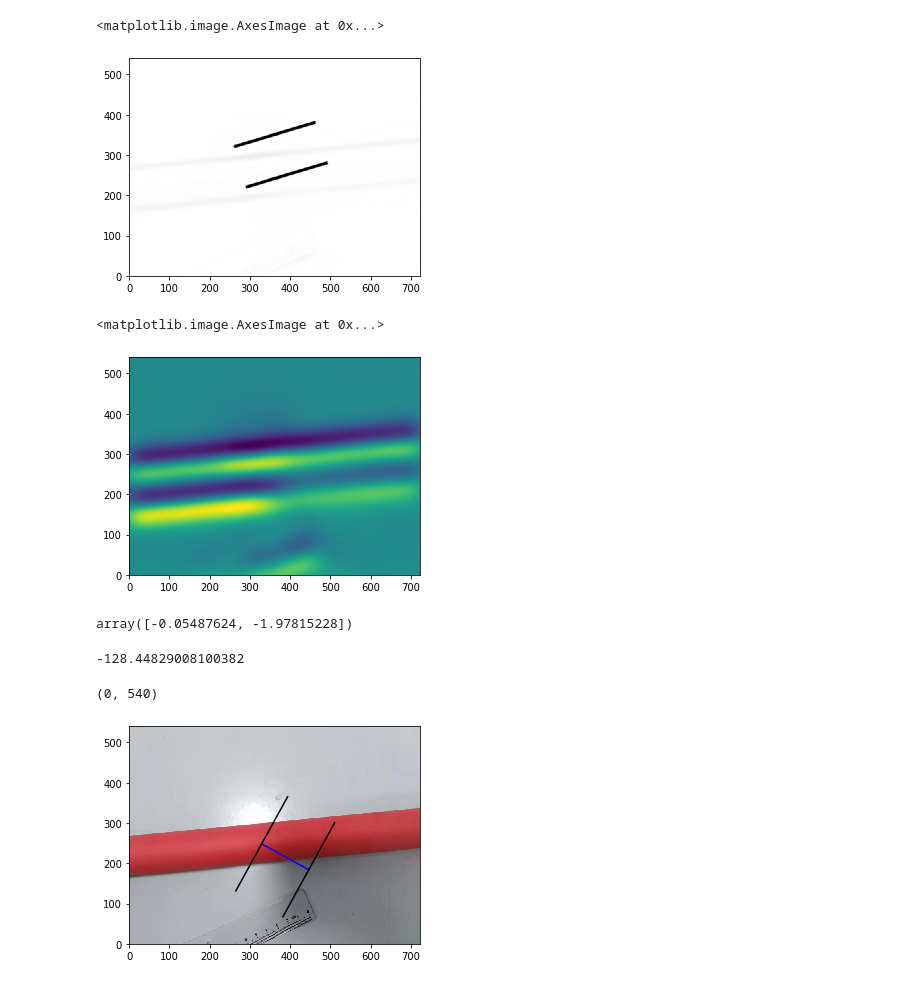
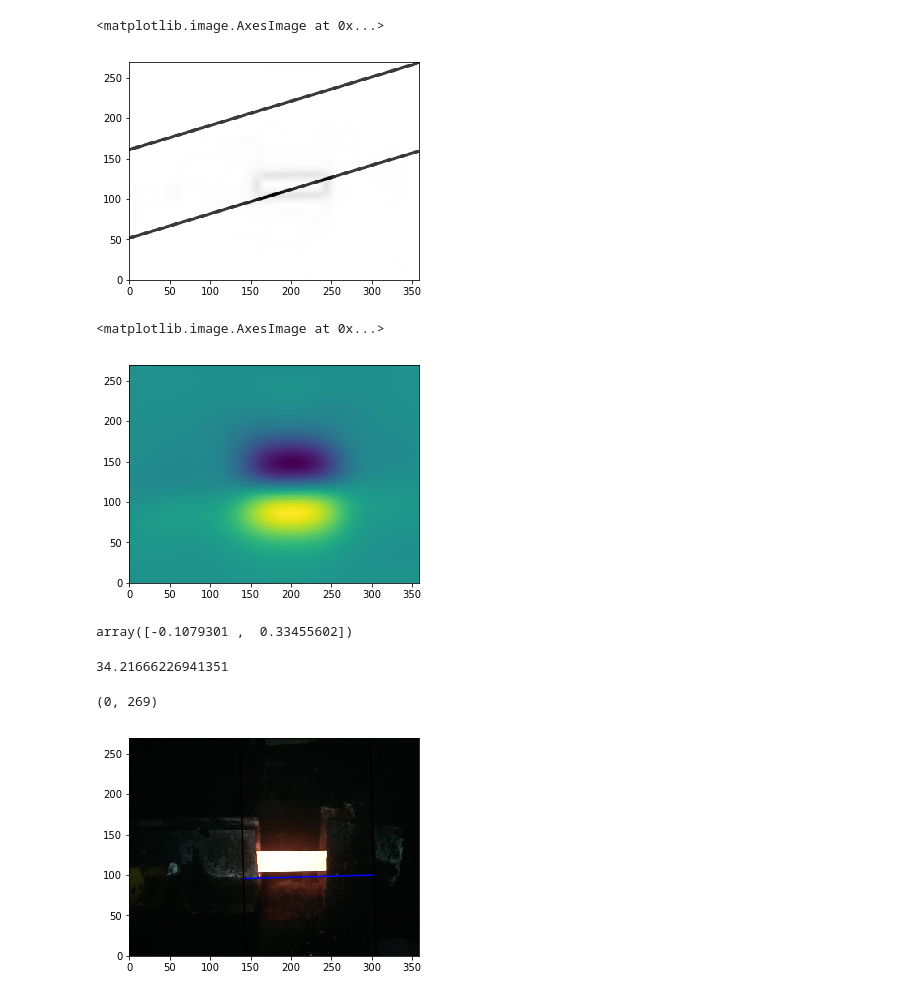
Before and after one commit to ChengYinghao/wireRod, a Jupyter notebook: gradient.ipynb, the cells around one changed output. Cells and saved outputs as stored; diff of their text form; code cells hidden in the pictures.

```diff
--- a/gradient.ipynb
+++ b/gradient.ipynb
@@ -5,6 +8,6 @@ from skimage.filters import sobel_h,sobel_v,gaussian
 # %%
-img_raw = plt.imread("data/3.jpg")
-img_raw = img_raw[::2,::2]
+img_raw = plt.imread('./data/r3.jpg')
+img_raw = img_raw[::2, ::2]
 h, w = np.shape(img_raw)[:2]
 plt.imshow(img_raw, extent=(0,w,0,h))
 # %% [output]
@@ -61,30 +64,23 @@ plt.ylim(0,h)
 # %%
 ps = np.stack(np.meshgrid(np.arange(w),np.flip(np.arange(h))),-1)
 # %%
-def lines_mask(p1,p2,ps,thickness=1,expand=3):
-    dp = p2-p1
-    l = np.sqrt(np.sum(np.square(dp),-1))
-    n = dp/l
-    m = n@np.array([[0,-1],[1,0]])
+def lines_mask(p1,p2,ps,thickness=5):
+    n = p2-p1
+    n = n/np.sqrt(np.sum(np.square(n),-1))
 
     d1 = np.abs(np.sum((ps-p1)*n,-1))
     d2 = np.abs(np.sum((ps-p2)*n,-1))
-    dl = np.abs(np.sum((ps-p1)*m,-1))
 
-    line1 = np.clip(thickness/2-d1+expand,0.0,expand)/expand
-    line2 = np.clip(thickness/2-d2+expand,0.0,expand)/expand
-
-    cut = np.clip(l-dl+expand,0.0,expand)/expand
-    line1 *= cut
-    line2 *= cut
+    line1 = np.clip(thickness/2-d1,0.0,1.0)
+    line2 = np.clip(thickness/2-d2,0.0,1.0)
 
     return line1, line2
 
 line1, line2 = lines_mask(p1,p2,ps,thickness=5)
 plt.imshow(line1+line2+edges, extent=(0,w,0,h),cmap="Greys")
 # %% [output]
 <matplotlib.image.AxesImage at 0x...>
-[figure, old version]
+[figure, new version]
 # %%
 edges_blur = gaussian(edges,25)
 grad = np.stack([sobel_v(edges_blur),-sobel_h(edges_blur)],-1)
@@ -92,7 +88,7 @@ grad = np.stack([sobel_v(edges_blur),-sobel_h(edges_blur)],-1)
 plt.imshow(grad[...,1], extent=(0,w,0,h))
 # %% [output]
 <matplotlib.image.AxesImage at 0x...>
-[figure, old version]
+[figure, new version]
 # %%
 def compute_pan(grad,mask):
     mask = np.expand_dims(mask,-1)
@@ -102,7 +98,7 @@ def compute_pan(grad,mask):
 mask = np.any([line1,line2],0)
 compute_pan(grad,mask)
 # %% [output]
-array([-0.05487624, -1.97815228])
+array([-0.1079301 ,  0.33455602])
 # %%
 def compute_rot(pc,ps,grad,mask):
     pd = ps-pc
@@ -113,7 +109,7 @@ def compute_rot(pc,ps,grad,mask):
 
 compute_rot((p1+p2)/2,ps,grad,mask)
 # %% [output]
--128.44829008100382
+34.21666226941351
 # %%
 def dp_by_rot(p,rot):
     rm = np.array([
@@ -160,8 +156,8 @@ plot_ruler(p1,p2)
 plt.xlim(0,w)
 plt.ylim(0,h)
 # %% [output]
-(0, 540)
+(0, 269)
-[figure, old version]
+[figure, new version]
 # %%
 plt.imshow(img_raw, extent=(0,w,0,h))
 plt.xlim(0,w)
```
Also changed, not shown: parts of 9 cells of this notebook, 3 other files.
